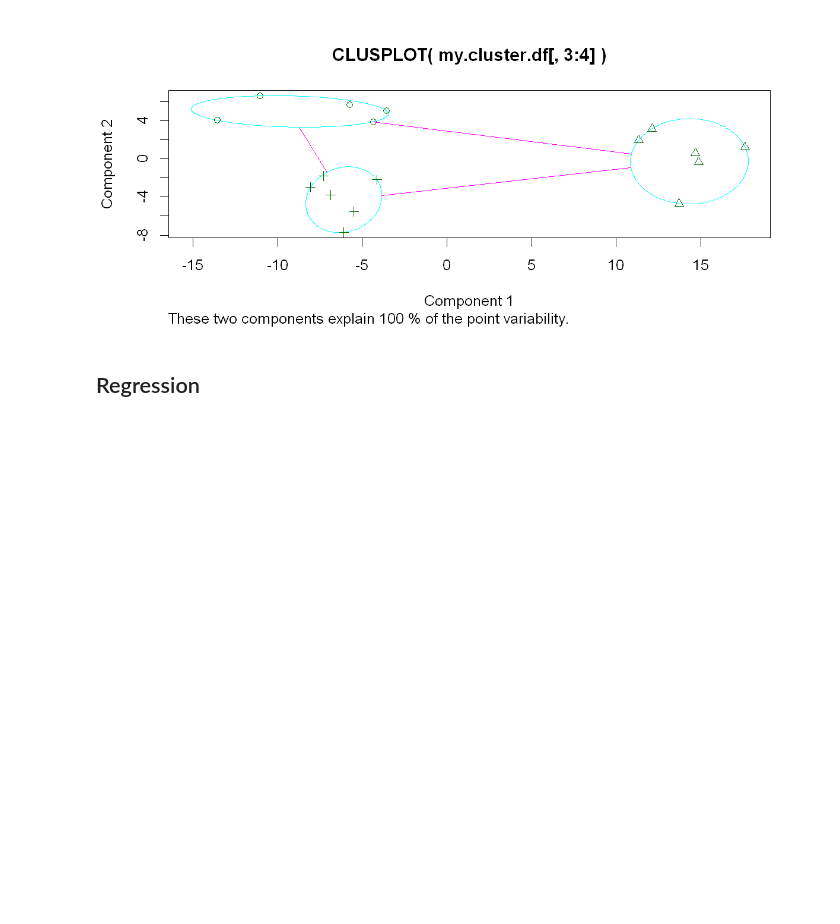
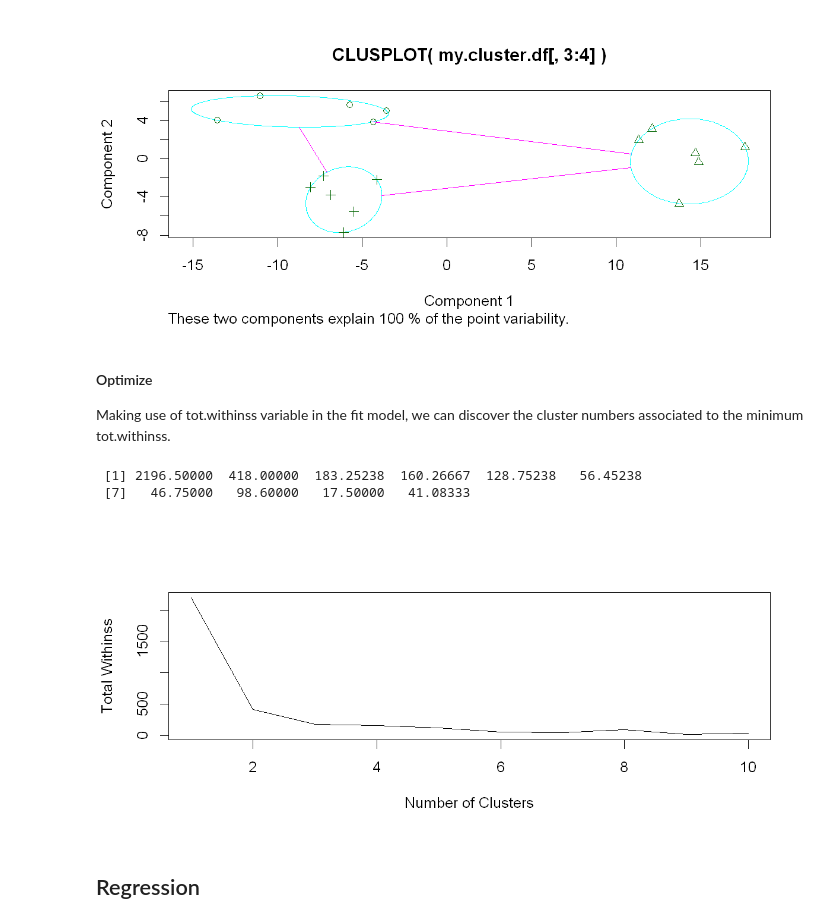
Before and after one commit to yongks/r_book, a Jupyter notebook: 05-machine_learning.ipynb, the cells around one changed output. Saved outputs shown, nothing was run; the diff lists cells and outputs as text; code cells hidden in the pictures; blank space fills up the shorter version.

```diff
--- a/05-machine_learning.ipynb
+++ b/05-machine_learning.ipynb
@@ -263,6 +286,23 @@ library(cluster)
 clusplot(my.cluster.df[,3:4], clus = clusters)
 # %% [output]
 [figure]
+# %% [markdown]
+#### Optimize
+Making use of tot.withinss variable in the fit model, we can discover the cluster numbers associated to the minimum tot.withinss.
+# %%
+tot.withinss = rep(1:5,0)
+for (i in 1:10) {
+    temp.fit = kmeans(my.cluster.df[,c('value1','value2')], centers = i)
+    tot.withinss[i] = temp.fit$tot.withinss
+}
+print(tot.withinss)
+# %% [output]
+ [1] 2196.50000  418.00000  183.25238  160.26667  128.75238   56.45238
+ [7]   46.75000   98.60000   17.50000   41.08333
+# %%
+plot(1:10,tot.withinss,type='l', xlab='Number of Clusters', ylab='Total Withinss')
+# %% [output]
+[figure, added]
 # %% [markdown]
 ## Regression
 # %% [markdown]
```
Also changed, not shown: parts of 33 cells of this notebook, 9 other files.
